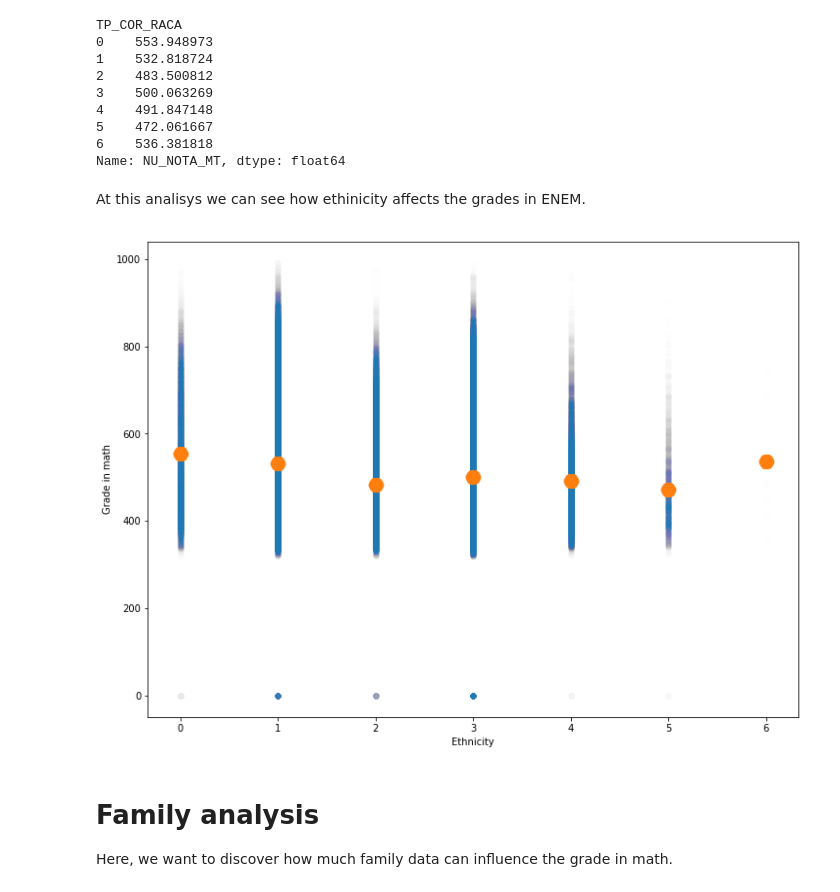
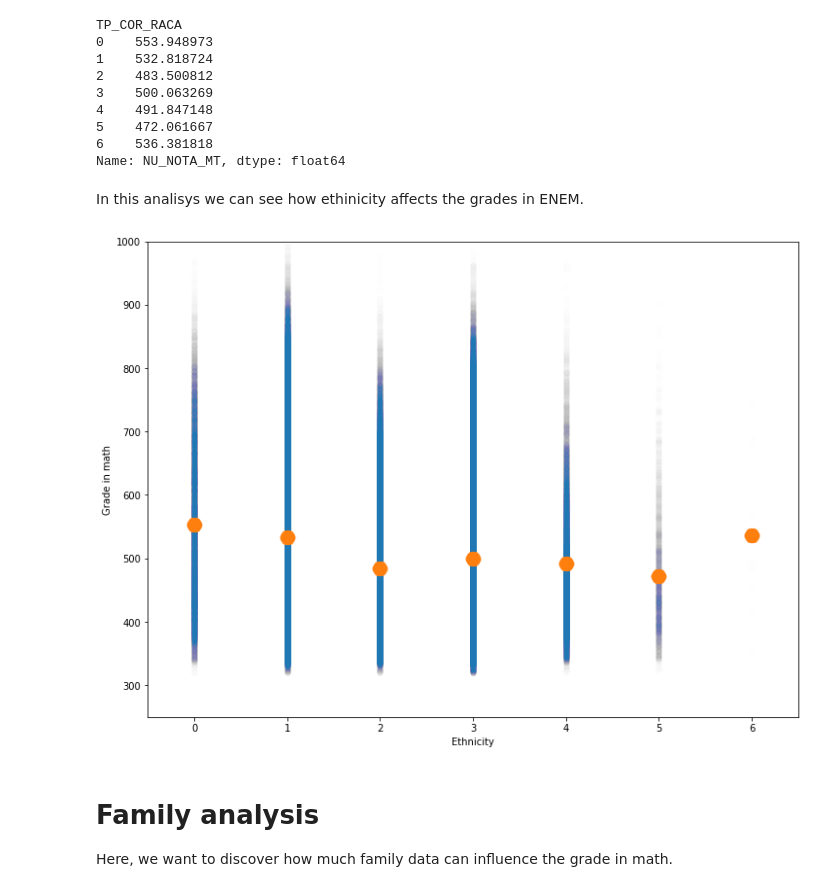
Before and after one commit to mpopst/Projeto-FDS, a Jupyter notebook: Explorating visualization ENEM.ipynb, the cells around one changed output. Cells and saved outputs as stored; diff of their text form; code cells hidden in the pictures.

```diff
--- a/Explorating visualization ENEM.ipynb
+++ b/Explorating visualization ENEM.ipynb
@@ -96,26 +96,29 @@ TP_COR_RACA
 6    536.381818
 Name: NU_NOTA_MT, dtype: float64
 # %% [markdown]
-At this analisys we can see how ethinicity affects the grades in ENEM.
+In this analisys we can see how ethinicity affects the grades in ENEM.
+# %%
+plt.rcParams["figure.figsize"] = [12, 9]
+sort1 = MINAS.sort_values(by=['NU_NOTA_MT'], ascending=False)
+raca1 = sort1[['NU_NOTA_MT','TP_COR_RACA']]
+B = raca1['TP_COR_RACA']
+A = raca1['NU_NOTA_MT']
 # %%
-plt.rcParams["figure.figsize"] = [12, 9]
-raca = sort[['NU_NOTA_MT','TP_COR_RACA']]
-B = raca['TP_COR_RACA']
-A = raca['NU_NOTA_MT']
 plt.xlabel("Ethnicity")
 plt.ylabel("Grade in math")
-plt.scatter(B, A, alpha=0.002)
+plt.scatter(B, A, alpha=0.002, linewidths=0.7)
 plt.scatter(list(range(0,7)), C, marker='H', linewidths=10)
+plt.axis([-0.5, 6.5, 250, 1000])
 plt.show()
-# 0 = Not Declares
+# 0 = Not Declared
 # 1 = White
 # 2 = Black
 # 3 = Brown
 # 4 = Yellow
 # 5 = Indigenous
 # 6 = No data
 # %% [output]
-[figure, old version]
+[figure, new version]
 # %% [markdown]
 # Family analysis
 Here, we want to discover how much family data can influence the grade in math.
```
Also changed, not shown: parts of 24 cells of this notebook.
